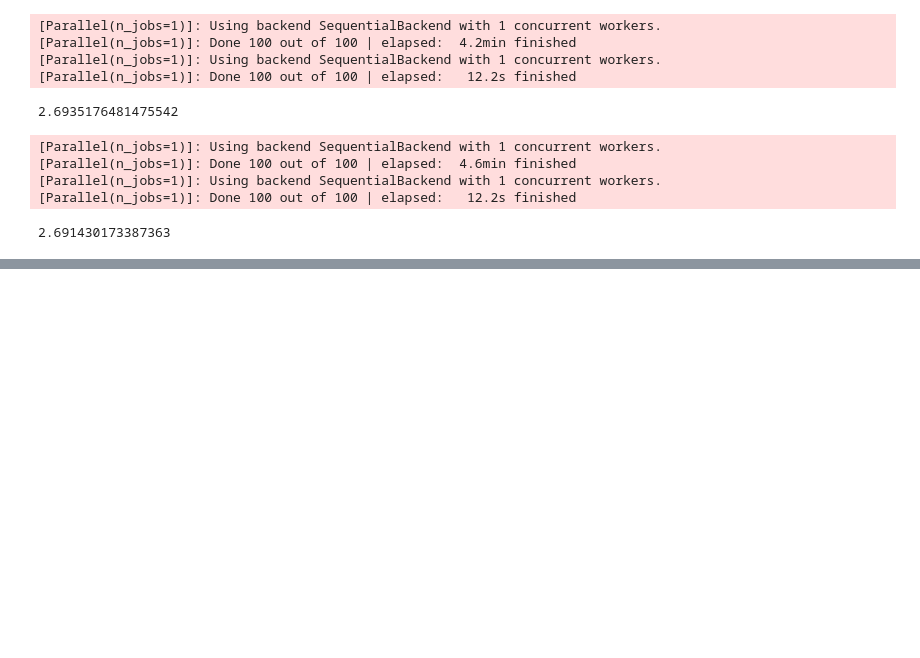
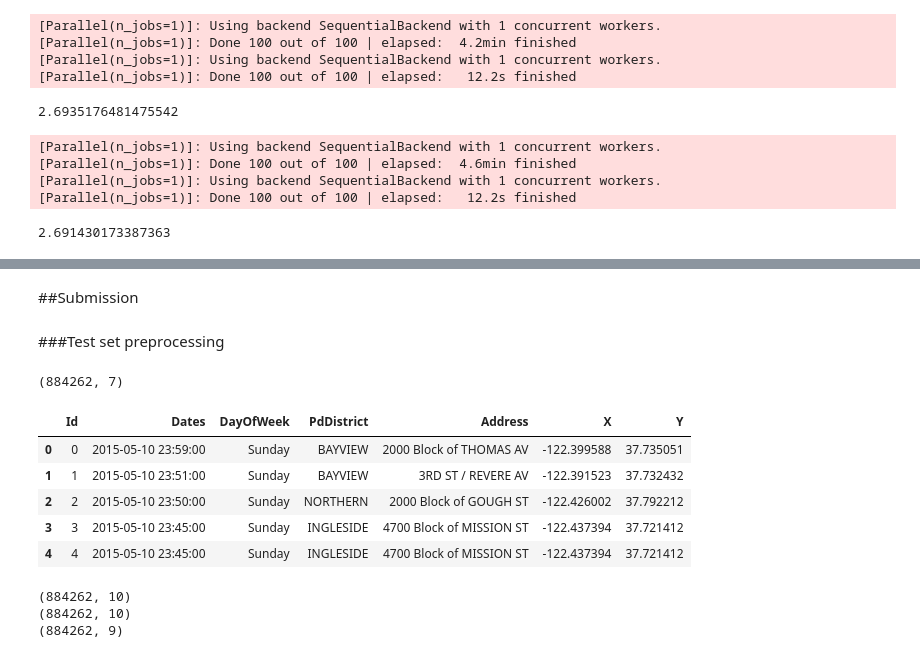
Before and after one commit to luanakwon/SanFranciscoCrime, a Jupyter notebook: SFCrimeClassification.ipynb, the cells around one changed output, grey strips where cells are left out. Cells and saved outputs as stored; diff of their text form; code cells hidden in the pictures; blank space fills up the shorter version.

```diff
--- a/SFCrimeClassification.ipynb
+++ b/SFCrimeClassification.ipynb
@@ -342,0 +399,4 @@ df_submission.head(5).to_csv('/content/submission.csv',index_label='Id')
+# %% [markdown]
+##Submission
+# %% [markdown]
+###Test set preprocessing
@@ -342,0 +406,54 @@ df_submission.head(5).to_csv('/content/submission.csv',index_label='Id')
+# %%
+df_test = pd.read_csv('/content/test.csv')
+print(df_test.shape)
+df_test.head()
+# %% [output]
+(884262, 7)
+|  | Id | Dates | DayOfWeek | PdDistrict | Address | X | Y |
+| 0 | 0 | 2015-05-10 23:59:00 | Sunday | BAYVIEW | 2000 Block of THOMAS AV | -122.399588 | 37.735051 |
+| 1 | 1 | 2015-05-10 23:51:00 | Sunday | BAYVIEW | 3RD ST / REVERE AV | -122.391523 | 37.732432 |
+| 2 | 2 | 2015-05-10 23:50:00 | Sunday | NORTHERN | 2000 Block of GOUGH ST | -122.426002 | 37.792212 |
+| 3 | 3 | 2015-05-10 23:45:00 | Sunday | INGLESIDE | 4700 Block of MISSION ST | -122.437394 | 37.721412 |
+| 4 | 4 | 2015-05-10 23:45:00 | Sunday | INGLESIDE | 4700 Block of MISSION ST | -122.437394 | 37.721412 |
+# %%
+df_test = pd.read_csv('/content/test.csv')
+# idk how to interpretate address
+df_test = df_test.drop(['Address'], axis=1)
+
+# split Dates into 6 columns
+df_test.loc[:,'Dates'] = df_test.loc[:,'Dates'].apply(
+    lambda x: x.replace('-',' ').replace(':',' ')
+)
+df_test.loc[:,'YearFrom03'] = df_test.loc[:,'Dates'].apply(lambda x: int(x.split()[0])-2003)
+df_test.loc[:,'Month'] = df_test.loc[:,'Dates'].apply(lambda x: x.split()[1])
+df_test.loc[:,'Day'] = df_test.loc[:,'Dates'].apply(lambda x: x.split()[2])
+df_test.loc[:,'Hour'] = df_test.loc[:,'Dates'].apply(lambda x: x.split()[3])
+df_test.loc[:,'Minute'] = df_test.loc[:,'Dates'].apply(lambda x: x.split()[4])
+# second is useless
+# df_test.loc[:,'Second'] = df_test.loc[:,'Dates'].apply(lambda x: x.split()[5])
+df_test.drop(['Dates'],axis=1,inplace=True)
+print(df_test.shape)
+# normalize X Y column
+# values are at around ~-122 and ~37. Any values with big difference are outliers
+min_x = df_test.loc[:,'X'].min()
+min_y = df_test.loc[:,'Y'].min()
+xy_scaler = 100/0.2
+df_test.loc[:,'X'] = df_test.loc[:,'X'].apply(lambda x: (x-min_x)*xy_scaler)
+df_test.loc[:,'Y'] = df_test.loc[:,'Y'].apply(lambda x: (x-min_y)*xy_scaler)
+# df_test = df_test[(df_test['X'] < xy_scaler) & (df_test['Y'] < xy_scaler)]
+#df_test.reset_index(inplace=True)
+
+# apply 3 mappings above
+df_test.loc[:,'PdDistrict'] = df_test.PdDistrict.apply(lambda x: pdd2num[x])
+df_test.loc[:,'DayOfWeek'] = df_test.DayOfWeek.apply(lambda x: dow2num[x])
+
+feature_columns = df_test.columns.difference(['Id'])
+X = df_test[feature_columns]
+
+X.head(5)
+print(df_test.shape)
+print(X.shape)
+# %% [output]
+(884262, 10)
+(884262, 10)
+(884262, 9)
```
Also changed, not shown: parts of 11 cells of this notebook.
